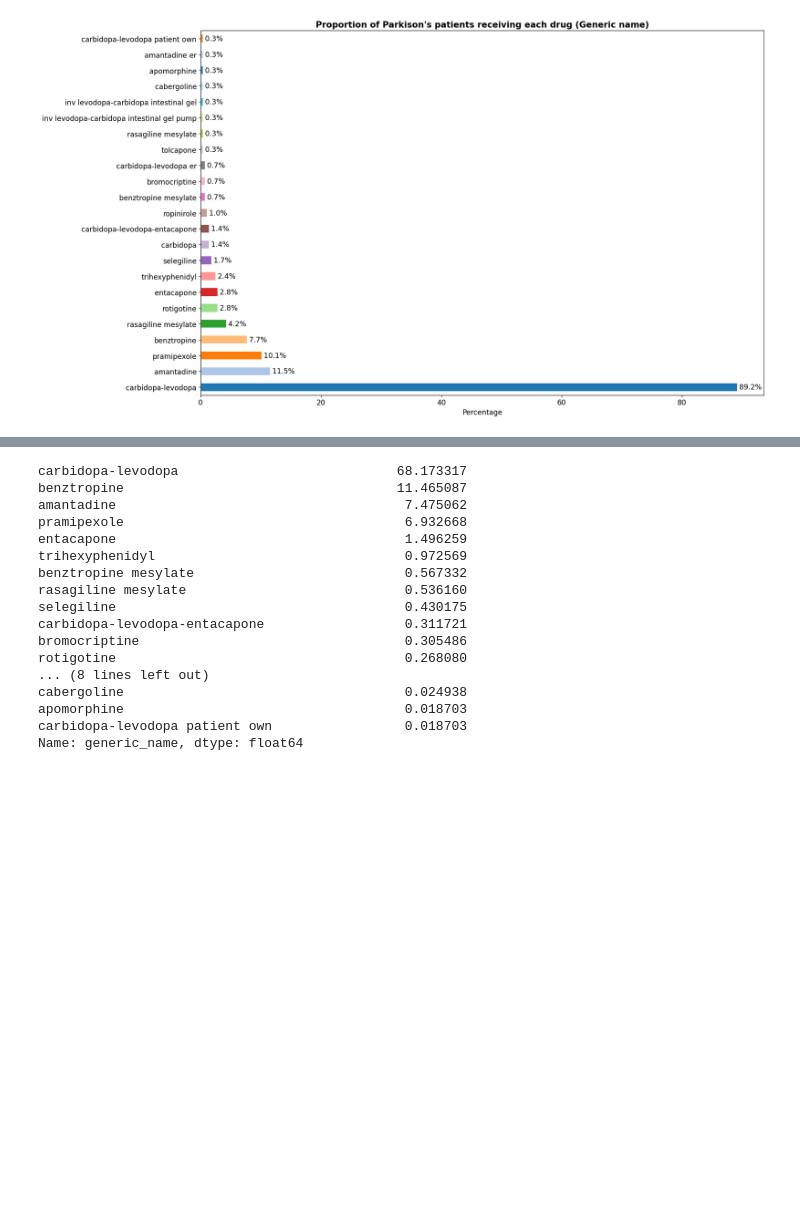
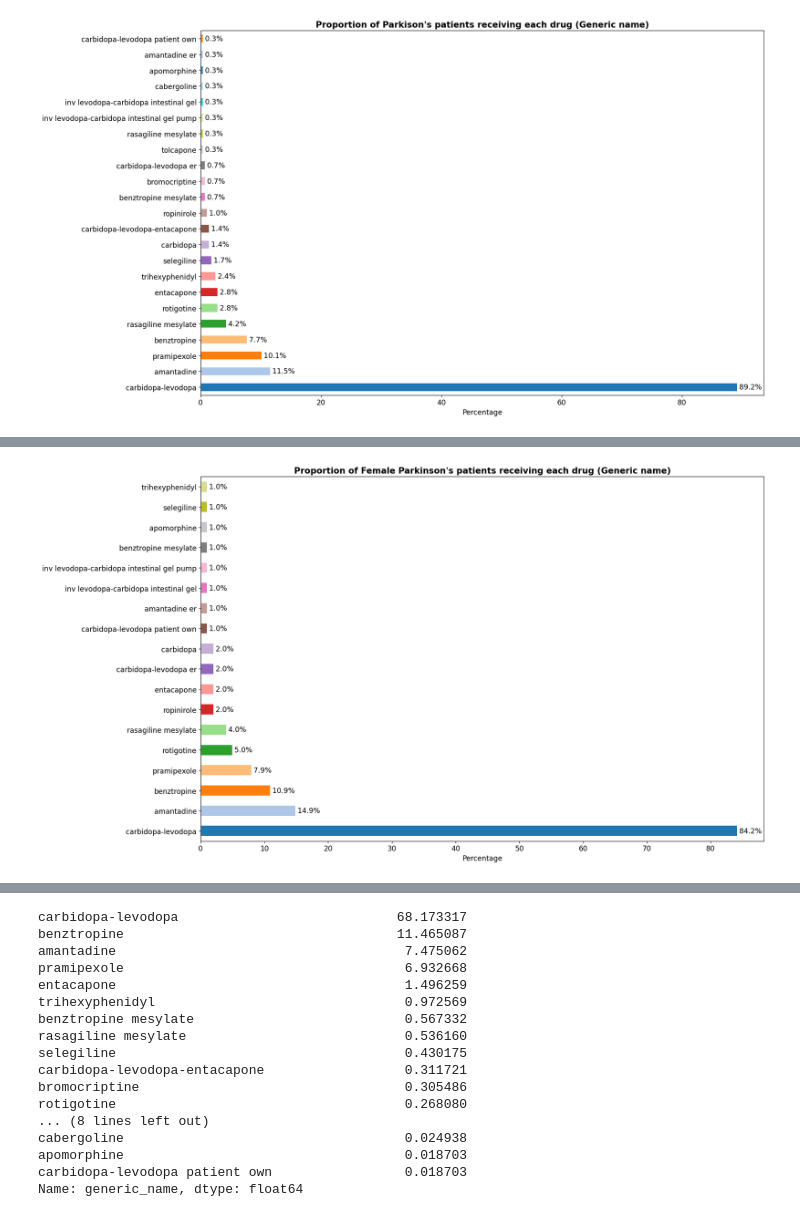
Before and after one commit to rdiazrincon/motor_fluctuations_pd, a Jupyter notebook: motor_fluctuations_pd.ipynb, the cells around one changed output, grey strips where cells are left out. Saved outputs shown, nothing was run; the diff lists cells and outputs as text; code cells hidden in the pictures; blank space fills up the shorter version.

```diff
--- a/motor_fluctuations_pd.ipynb
+++ b/motor_fluctuations_pd.ipynb
@@ -1558,0 +1609,47 @@ plt.show()
+# %%
+import pandas as pd
+import matplotlib.pyplot as plt
+import matplotlib.patches as mpatches
+
+# Assuming df_pd is a DataFrame containing drug data and 'gender_source_value' is a column representing gender
+
+# Filter the DataFrame for 'gender_source_value' == 'MALE'
+female_pd = df_pd[df_pd['gender_source_value'] == 'FEMALE']
+
+# Calculate the drug percentage for males
+female_drug_percentage = female_pd.groupby('generic_name')['person_id'].nunique() / female_pd['person_id'].nunique()
+
+# Calculate the percentage popularity of each drug for males
+female_drug_popularity_count = female_drug_percentage * 100
+female_drug_popularity = pd.DataFrame({'Percentage': female_drug_popularity_count})
+
+# Sort the DataFrame by percentage in descending order
+female_drug_popularity = female_drug_popularity.sort_values(by='Percentage', ascending=False)
+
+# Create a horizontal bar chart with percentages as labels
+ax = female_drug_popularity['Percentage'].plot(kind='barh', figsize=(18, 10), color=plt.cm.tab20.colors)
+
+# Set the title and labels
+plt.title("Proportion of Female Parkinson's patients receiving each drug (Generic name)", fontsize=15, fontweight='bold')
+plt.xlabel('Percentage', fontsize=12.5)
+plt.ylabel('')
+
+# Add labels to the right of each bar
+for i, v in enumerate(female_drug_popularity['Percentage']):
+    plt.text(v + 0.0005, i, ' ' + f"{v:.1f}%", ha='left', va='center', fontsize=12.5)
+
+# Remove y-axis labels and set drug names in their original order
+plt.yticks(range(len(female_drug_popularity)), female_drug_popularity.index, fontsize=12.5)
+
+plt.xticks(fontsize=12.5)
+
+# Create custom legend elements
+legend_patches = [mpatches.Patch(color=color, label=label) for color, label in zip(plt.cm.tab20.colors, female_drug_popularity.index)]
+
+# Show the custom legend
+# plt.legend(handles=legend_patches, loc='best', fontsize=12.5)
+
+plt.tight_layout()
+plt.show()
+# %% [output]
+[figure, added]
```
Also changed, not shown: parts of 12 cells of this notebook.
